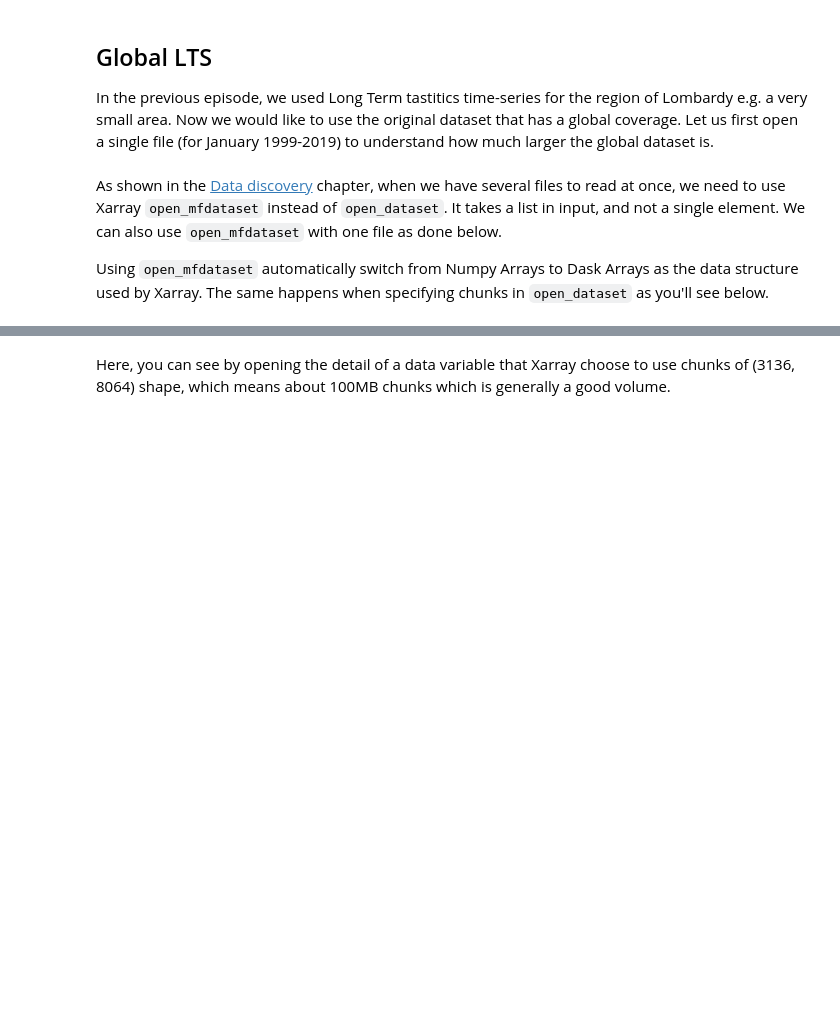
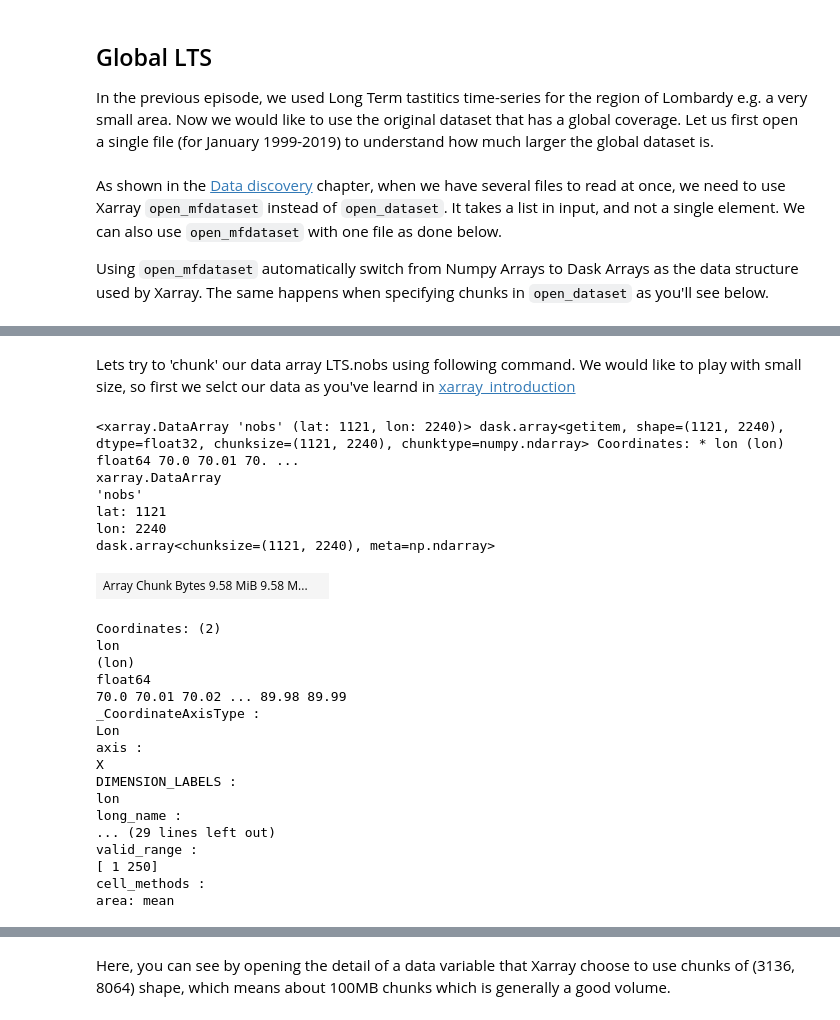
Before and after one commit to pangeo-data/escience-2022, a Jupyter notebook: tutorial/pangeo101/chunking_introduction.ipynb, the cells around one changed output, grey strips where cells are left out. Saved outputs shown, nothing was run; the diff lists cells and outputs as text; code cells hidden in the pictures; blank space fills up the shorter version.

```diff
--- a/tutorial/pangeo101/chunking_introduction.ipynb
+++ b/tutorial/pangeo101/chunking_introduction.ipynb
@@ -236,0 +238,31 @@ We put them into peaces so that we can process ourdata block by block.
+# %% [markdown]
+Lets try to 'chunk' our data array LTS.nobs using following command.
+We would like to play with small size, so first we selct our data as you've learnd in [xarray_introduction](./xarray_introduction.ipynb)
+# %%
+test=LTS.nobs.sel(lat=slice(80.,70.),lon=slice(70.,90))
+test
+# %% [output]
+<xarray.DataArray 'nobs' (lat: 1121, lon: 2240)> dask.array<getitem, shape=(1121, 2240), dtype=float32, chunksize=(1121, 2240), chunktype=numpy.ndarray> Coordinates: * lon (lon) float64 70.0 70.01 70. ...
+xarray.DataArray
+'nobs'
+lat: 1121
+lon: 2240
+dask.array<chunksize=(1121, 2240), meta=np.ndarray>
+| Array Chunk Bytes 9.58 MiB 9.58 M... |  |
+Coordinates: (2)
+lon
+(lon)
+float64
+70.0 70.01 70.02 ... 89.98 89.99
+_CoordinateAxisType :
+Lon
+axis :
+X
+DIMENSION_LABELS :
+lon
+long_name :
+... (29 lines left out)
+valid_range :
+[ 1 250]
+cell_methods :
+area: mean
```
Also changed, not shown: parts of 16 cells of this notebook.
